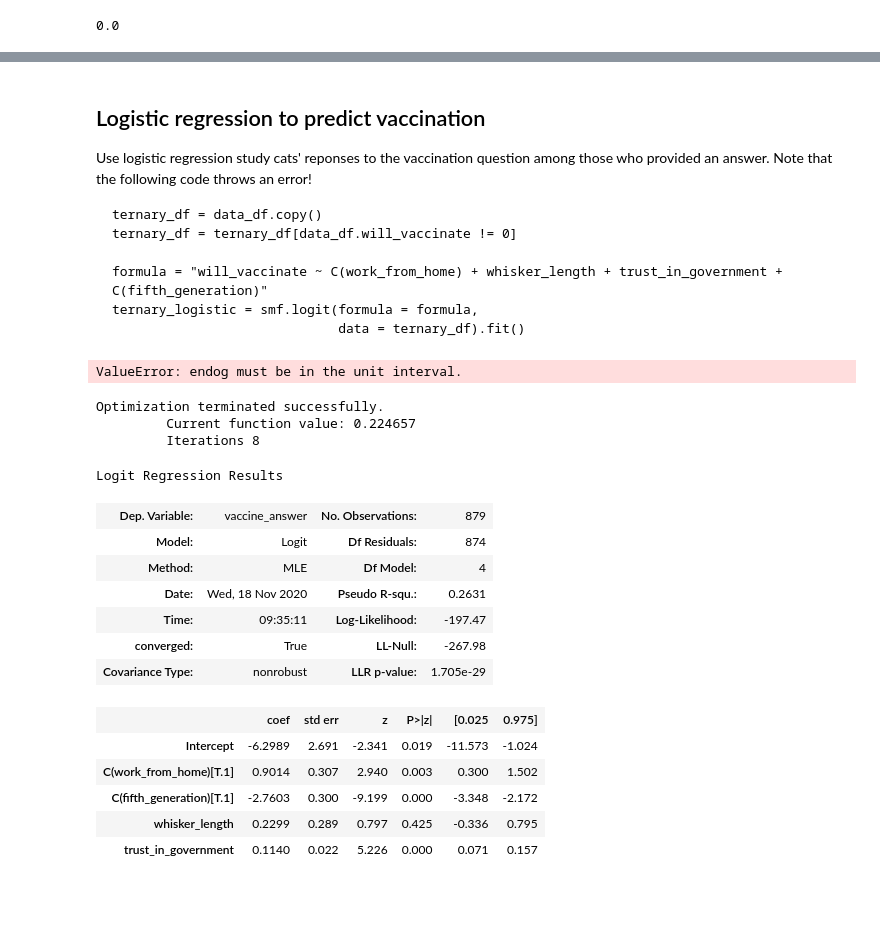
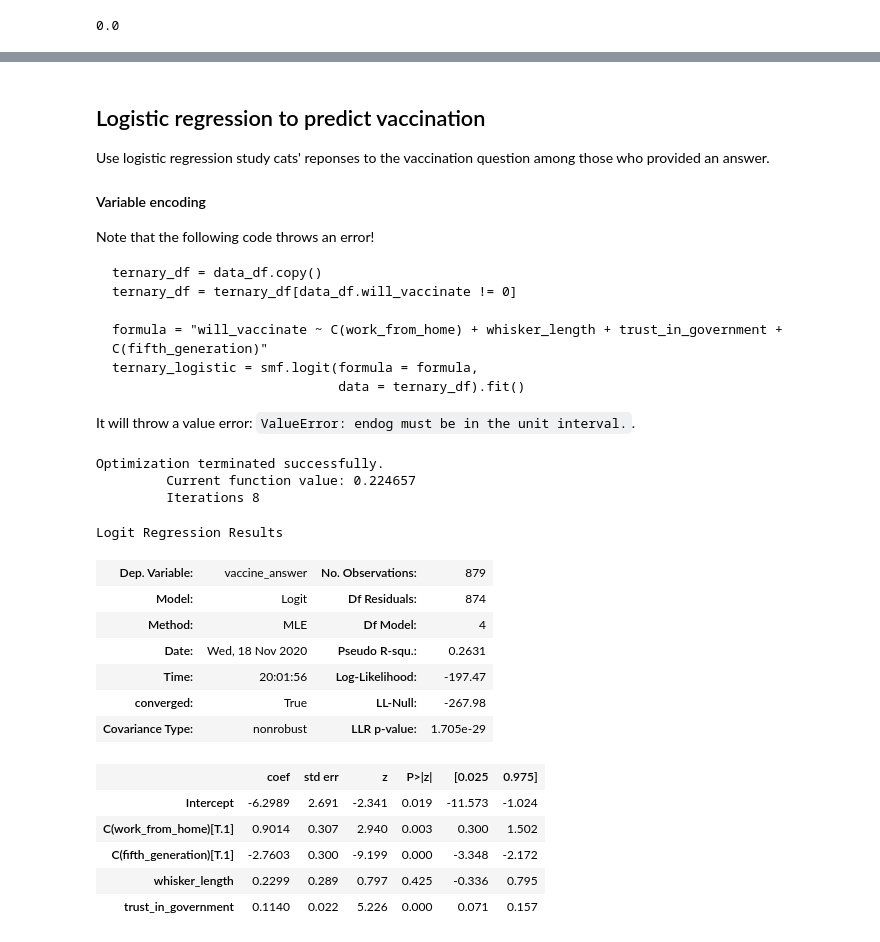
Before and after one commit to aezarebski/aas-extended-examples, a Jupyter notebook: example-3/example-3-answers-a.ipynb, the cells around one changed output, grey strips where cells are left out. Drawn from its saved outputs; the diff is of its cells as text; code cells hidden in the pictures; blank space fills up the shorter version.

````diff
--- a/example-3/example-3-answers.ipynb
+++ b/example-3/example-3-answers-a.ipynb
@@ -121,7 +121,11 @@ whisker_boxplot | trust_boxplot
 # %% [markdown]
 ## Logistic regression to predict vaccination
 
-Use logistic regression study cats' reponses to the vaccination question among those who provided an answer. Note that the following code throws an error!
+Use logistic regression study cats' reponses to the vaccination question among those who provided an answer.
+
+#### Variable encoding
+
+Note that the following code throws an error!
 
 ```
 ternary_df = data_df.copy()
@@ -131,40 +135,35 @@ formula = "will_vaccinate ~ C(work_from_home) + whisker_length + trust_in_govern
 ternary_logistic = smf.logit(formula = formula,
                              data = ternary_df).fit()
 ```
+
+It will throw a value error: `ValueError: endog must be in the unit interval.`.
 # %%
-ternary_df = data_df.copy()
-ternary_df = ternary_df[data_df.will_vaccinate != 0]
+binary_df = data_df.copy()
 
-formula = "will_vaccinate ~ C(work_from_home) + whisker_length + trust_in_government + C(fifth_generation)"
-ternary_logistic = smf.logit(formula = formula,
-                             data = ternary_df).fit()
+binary_df["vaccine_answer"] = 0.5 * (binary_df.will_vaccinate.to_numpy() + 1)
+binary_df = binary_df[data_df.will_vaccinate != 0]
+binary_df = binary_df.drop("will_vaccinate", axis = 1)
+
+all_vars = "C(work_from_home) + whisker_length + trust_in_government + C(fifth_generation)"
+
+binary_logistic = smf.logit(formula = "vaccine_answer ~ " + all_vars, data = binary_df).fit()
+binary_logistic.summary()
 # %% [output]
-ValueError: endog must be in the unit interval.
+Optimization terminated successfully.
+         Current function value: 0.224657
+         Iterations 8
+Logit Regression Results
+| Dep. Variable: | vaccine_answer | No. Observations: | 879 |
+| Model: | Logit | Df Residuals: | 874 |
+| Method: | MLE | Df Model: | 4 |
+| Date: | Wed, 18 Nov 2020 | Pseudo R-squ.: | 0.2631 |
+| Time: | 20:01:56 | Log-Likelihood: | -197.47 |
+| converged: | True | LL-Null: | -267.98 |
+| Covariance Type: | nonrobust | LLR p-value: | 1.705e-29 |
+|  | coef | std err | z | P>|z| | [0.025 | 0.975] |
+| Intercept | -6.2989 | 2.691 | -2.341 | 0.019 | -11.573 | -1.024 |
+| C(work_from_home)[T.1] | 0.9014 | 0.307 | 2.940 | 0.003 | 0.300 | 1.502 |
+| C(fifth_generation)[T.1] | -2.7603 | 0.300 | -9.199 | 0.000 | -3.348 | -2.172 |
+| whisker_length | 0.2299 | 0.289 | 0.797 | 0.425 | -0.336 | 0.795 |
+| trust_in_government | 0.1140 | 0.022 | 5.226 | 0.000 | 0.071 | 0.157 |
-# %%
-binary_df = data_df.copy()
-
-binary_df["vaccine_answer"] = 0.5 * (binary_df.will_vaccinate.to_numpy() + 1)
-binary_df = binary_df[data_df.will_vaccinate != 0]
-binary_df = binary_df.drop("will_vaccinate", axis = 1)
-
-binary_logistic = smf.logit(formula = "vaccine_answer ~ C(work_from_home) + whisker_length + trust_in_government + C(fifth_generation)", data = binary_df).fit()
-binary_logistic.summary()
-# %% [output]
-Optimization terminated successfully.
-         Current function value: 0.224657
-         Iterations 8
-Logit Regression Results
-| Dep. Variable: | vaccine_answer | No. Observations: | 879 |
-| Model: | Logit | Df Residuals: | 874 |
-| Method: | MLE | Df Model: | 4 |
-| Date: | Wed, 18 Nov 2020 | Pseudo R-squ.: | 0.2631 |
-| Time: | 09:35:11 | Log-Likelihood: | -197.47 |
-| converged: | True | LL-Null: | -267.98 |
-| Covariance Type: | nonrobust | LLR p-value: | 1.705e-29 |
-|  | coef | std err | z | P>|z| | [0.025 | 0.975] |
-| Intercept | -6.2989 | 2.691 | -2.341 | 0.019 | -11.573 | -1.024 |
-| C(work_from_home)[T.1] | 0.9014 | 0.307 | 2.940 | 0.003 | 0.300 | 1.502 |
-| C(fifth_generation)[T.1] | -2.7603 | 0.300 | -9.199 | 0.000 | -3.348 | -2.172 |
-| whisker_length | 0.2299 | 0.289 | 0.797 | 0.425 | -0.336 | 0.795 |
-| trust_in_government | 0.1140 | 0.022 | 5.226 | 0.000 | 0.071 | 0.157 |
 # %% [markdown]
````
Also changed, not shown: parts of 8 cells of this notebook, 1 other file.
